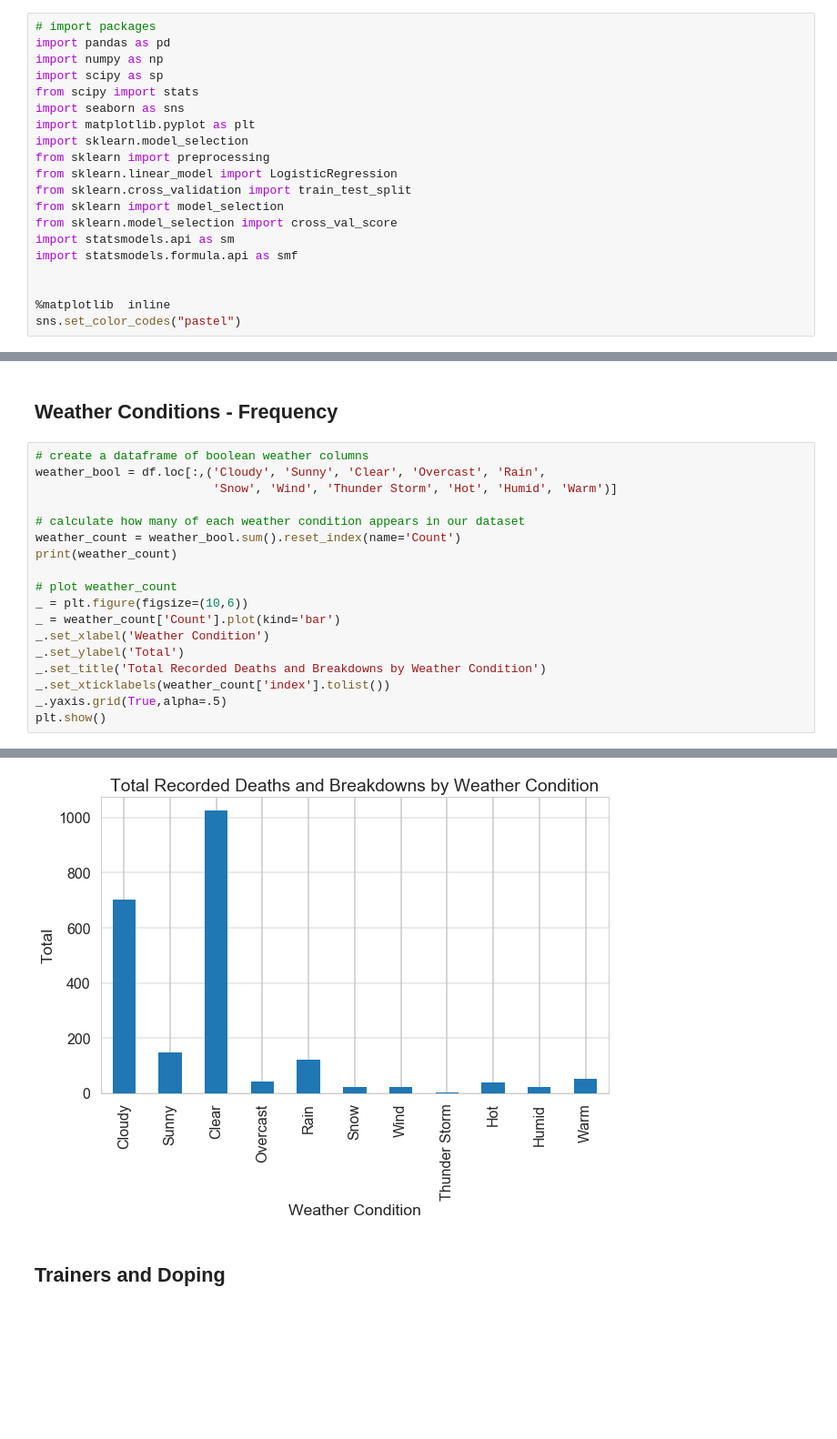
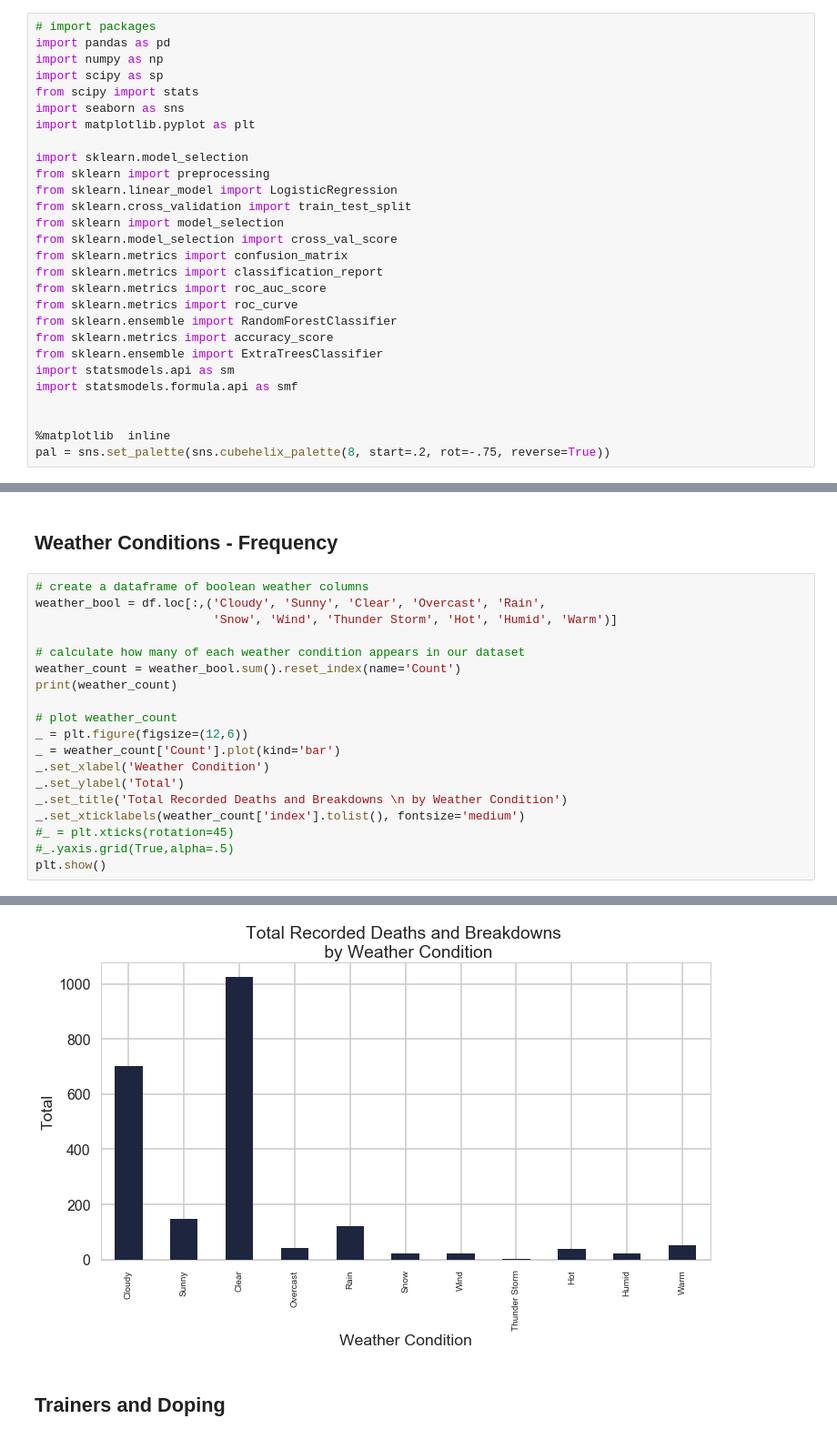
Before and after one commit to isabelvanzijl/Capstone-Project-1, a Jupyter notebook: Final_Analysis_Code.ipynb, the cells around one changed output, grey strips where cells are left out. Shown at 91% size. Cells and saved outputs as stored; diff of their text form; blank space fills up the shorter version.

```diff
--- a/Final_Analysis_Code.ipynb
+++ b/Final_Analysis_Code.ipynb
@@ -6,18 +6,26 @@ import scipy as sp
 from scipy import stats
 import seaborn as sns
 import matplotlib.pyplot as plt
+
 import sklearn.model_selection
 from sklearn import preprocessing
 from sklearn.linear_model import LogisticRegression
 from sklearn.cross_validation import train_test_split
 from sklearn import model_selection
 from sklearn.model_selection import cross_val_score
+from sklearn.metrics import confusion_matrix
+from sklearn.metrics import classification_report
+from sklearn.metrics import roc_auc_score
+from sklearn.metrics import roc_curve
+from sklearn.ensemble import RandomForestClassifier
+from sklearn.metrics import accuracy_score
+from sklearn.ensemble import ExtraTreesClassifier
 import statsmodels.api as sm
 import statsmodels.formula.api as smf
 
 
 %matplotlib  inline
-sns.set_color_codes("pastel")
+pal = sns.set_palette(sns.cubehelix_palette(8, start=.2, rot=-.75, reverse=True))
 # %% [markdown]
 # Data Wrangling
 
@@ -597,35 +605,36 @@ plt.show()
 # %%
 # create a dataframe of boolean weather columns
 weather_bool = df.loc[:,('Cloudy', 'Sunny', 'Clear', 'Overcast', 'Rain',
                          'Snow', 'Wind', 'Thunder Storm', 'Hot', 'Humid', 'Warm')]
 
 # calculate how many of each weather condition appears in our dataset
 weather_count = weather_bool.sum().reset_index(name='Count')
 print(weather_count)
 
 # plot weather_count
-_ = plt.figure(figsize=(10,6))
+_ = plt.figure(figsize=(12,6))
 _ = weather_count['Count'].plot(kind='bar')
 _.set_xlabel('Weather Condition')
 _.set_ylabel('Total')
-_.set_title('Total Recorded Deaths and Breakdowns by Weather Condition')
-_.set_xticklabels(weather_count['index'].tolist())
-_.yaxis.grid(True,alpha=.5)
+_.set_title('Total Recorded Deaths and Breakdowns \n by Weather Condition')
+_.set_xticklabels(weather_count['index'].tolist(), fontsize='medium')
+#_ = plt.xticks(rotation=45)
+#_.yaxis.grid(True,alpha=.5)
 plt.show()
 # %% [output]
             index  Count
 0          Cloudy    703
 1           Sunny    148
 2           Clear   1025
 3        Overcast     43
 4            Rain    120
 5            Snow     23
 6            Wind     23
 7   Thunder Storm      2
 8             Hot     38
 9           Humid     23
 10           Warm     52
-[figure, old version]
+[figure, new version]
 # %% [markdown]
 ## Trainers and Doping
 # %%
```
Also changed, not shown: parts of 27 cells of this notebook.
